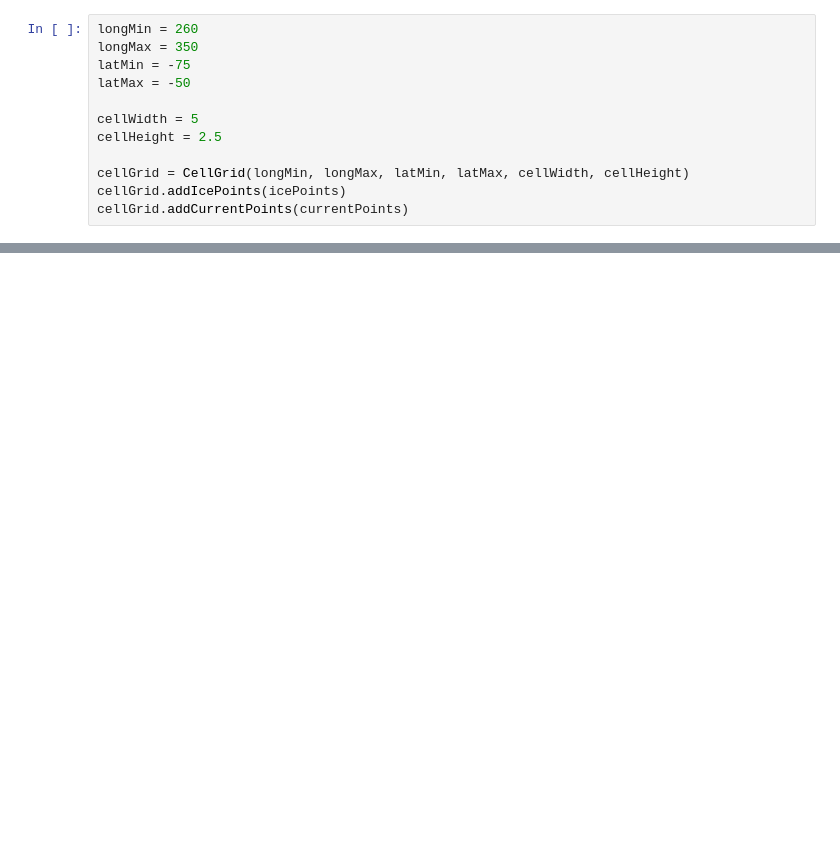
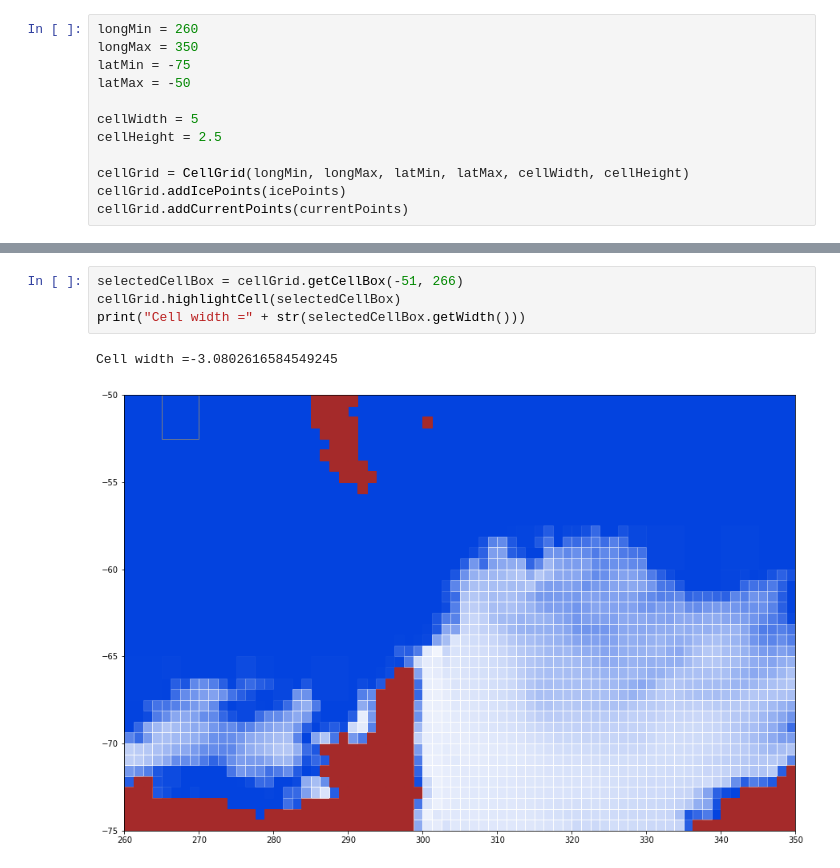
Before and after one commit to antarctica/PolarRoute, a Jupyter notebook: example(refactor).ipynb, the cells around one changed output, grey strips where cells are left out. Cells and saved outputs as stored; diff of their text form; blank space fills up the shorter version.

```diff
--- a/example(refactor).ipynb
+++ b/example(refactor).ipynb
@@ -31,0 +38,7 @@ cellGrid.plot()
+# %%
+selectedCellBox = cellGrid.getCellBox(-51, 266)
+cellGrid.highlightCell(selectedCellBox)
+print("Cell width =" + str(selectedCellBox.getWidth()))
+# %% [output]
+Cell width =-3.0802616584549245
+[figure, added]
```
Also changed, not shown: parts of 5 cells of this notebook, 5 other files.
